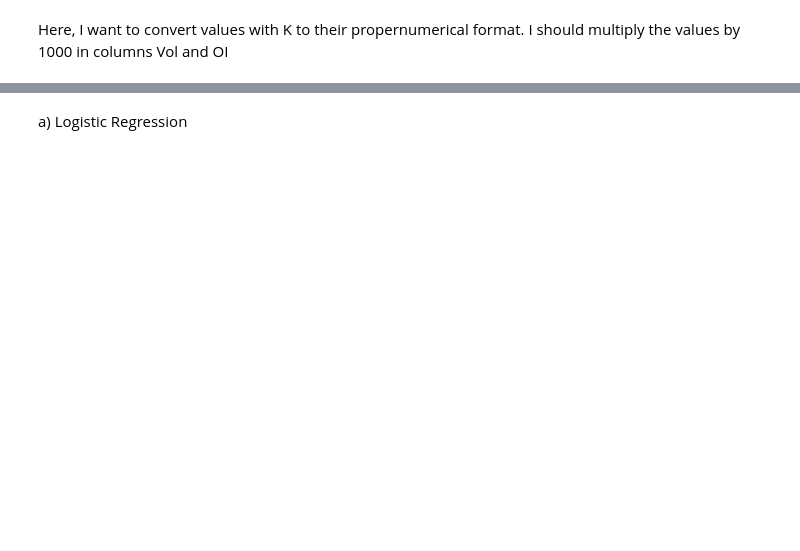
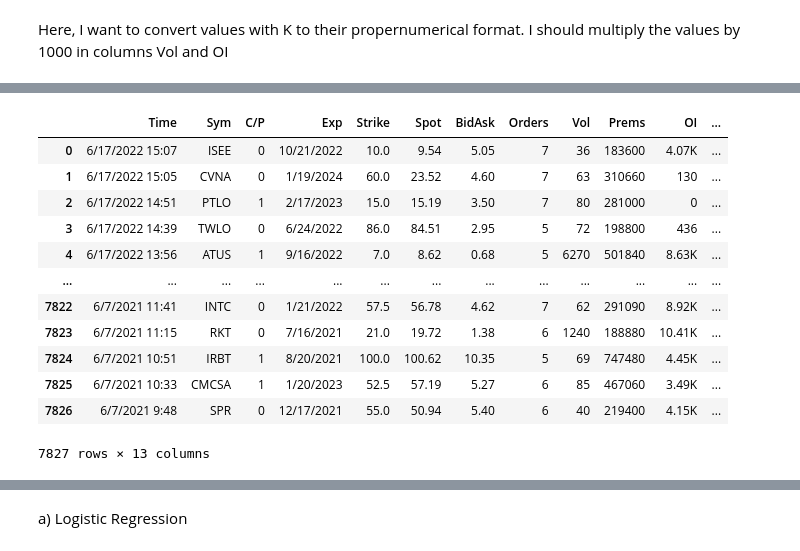
Before and after one commit to MeganTran6023/TradeF-Flow-Analysis, a Jupyter notebook: TradeFlow_Analysis.ipynb, the cells around one changed output, grey strips where cells are left out. Cells and saved outputs as stored; diff of their text form; code cells hidden in the pictures; blank space fills up the shorter version.

```diff
--- a/TradeFlow_Analysis.ipynb
+++ b/TradeFlow_Analysis.ipynb
@@ -122,9 +145,2 @@ df
 # %% [markdown]
 Here, I want to convert values with K to their propernumerical format. I should multiply the values by 1000 in columns Vol and OI
-# %%
-#remove K
-# Extract numbers using regular expression
-df['Prems'] = df['Prems'].str.extract('(\d+)')
-df['OI'] = df['OI'].str.extract('(\d+)')
-df['Vol'] = df['Vol'].str.extract('(\d+)')
-df
@@ -162,11 +146,0 @@ dtype: object
-# %%
-#change object datatype to integer:
-
-import pandas as pd
-
-
-cols_to_convert = ['Vol', 'Prems', 'OI']  # Replace with your actual column names
-
-df[cols_to_convert] = df[cols_to_convert].astype(pd.Int64Dtype())
-
-df
@@ -186,0 +147,21 @@ df
+# %%
+# Prems, OI, and Vol
+
+def process_value(value):
+    if not value:  # Check for empty string
+        return 0  # Fill empty strings with zero
+    unit = value[-1].upper()  # Extract the last character (unit)
+    value = float(value[:-1])  # Remove the unit and convert to float
+
+    if unit == 'K':
+        value *= 1000  # Multiply by 1000 for thousands
+    elif unit == 'M':
+        value *= 1e6  # Multiply by 10^6 for millions
+    else:
+        value == 0
+
+    return int(value)  # Convert to int64
+
+
+
+df
@@ -186,0 +182,19 @@ df
+# %%
+# Apply processing function to 'Prems' column
+df['Prems'] = df['Prems'].apply(process_value)
+df['Vol'] = df['Vol'].apply(process_value).astype(int)
+df
+# %% [output]
+|  | Time | Sym | C/P | Exp | Strike | Spot | BidAsk | Orders | Vol | Prems | OI | ... |
+| 0 | 6/17/2022 15:07 | ISEE | 0 | 10/21/2022 | 10.0 | 9.54 | 5.05 | 7 | 36 | 183600 | 4.07K | ... |
+| 1 | 6/17/2022 15:05 | CVNA | 0 | 1/19/2024 | 60.0 | 23.52 | 4.60 | 7 | 63 | 310660 | 130 | ... |
+| 2 | 6/17/2022 14:51 | PTLO | 1 | 2/17/2023 | 15.0 | 15.19 | 3.50 | 7 | 80 | 281000 | 0 | ... |
+| 3 | 6/17/2022 14:39 | TWLO | 0 | 6/24/2022 | 86.0 | 84.51 | 2.95 | 5 | 72 | 198800 | 436 | ... |
+| 4 | 6/17/2022 13:56 | ATUS | 1 | 9/16/2022 | 7.0 | 8.62 | 0.68 | 5 | 6270 | 501840 | 8.63K | ... |
+| ... | ... | ... | ... | ... | ... | ... | ... | ... | ... | ... | ... | ... |
+| 7822 | 6/7/2021 11:41 | INTC | 0 | 1/21/2022 | 57.5 | 56.78 | 4.62 | 7 | 62 | 291090 | 8.92K | ... |
+| 7823 | 6/7/2021 11:15 | RKT | 0 | 7/16/2021 | 21.0 | 19.72 | 1.38 | 6 | 1240 | 188880 | 10.41K | ... |
+| 7824 | 6/7/2021 10:51 | IRBT | 1 | 8/20/2021 | 100.0 | 100.62 | 10.35 | 5 | 69 | 747480 | 4.45K | ... |
+| 7825 | 6/7/2021 10:33 | CMCSA | 1 | 1/20/2023 | 52.5 | 57.19 | 5.27 | 6 | 85 | 467060 | 3.49K | ... |
+| 7826 | 6/7/2021 9:48 | SPR | 0 | 12/17/2021 | 55.0 | 50.94 | 5.40 | 6 | 40 | 219400 | 4.15K | ... |
+7827 rows × 13 columns
```
Also changed, not shown: parts of 41 cells of this notebook.
